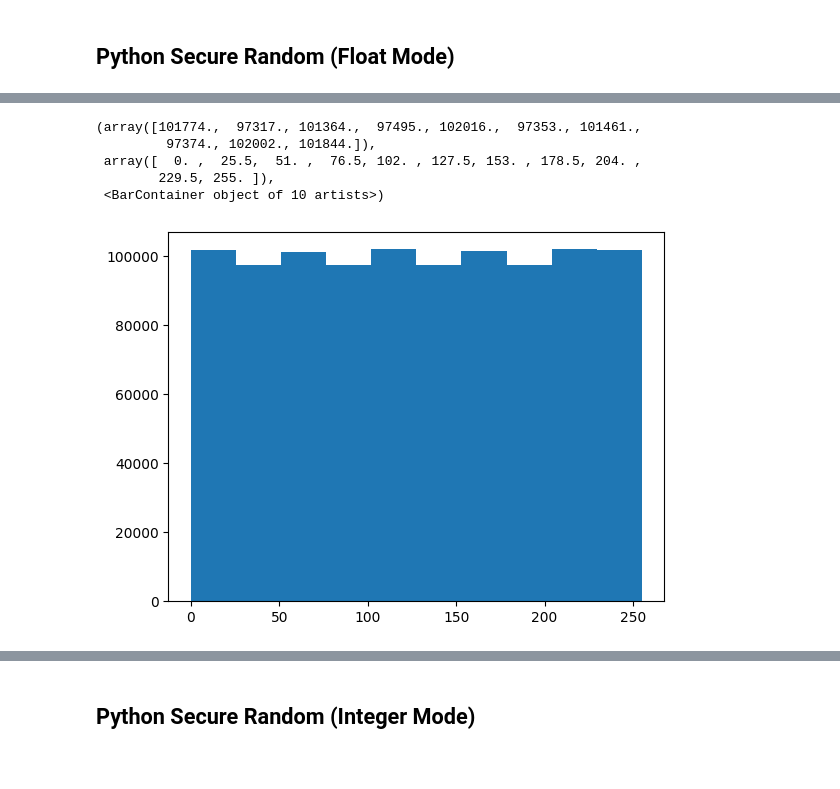
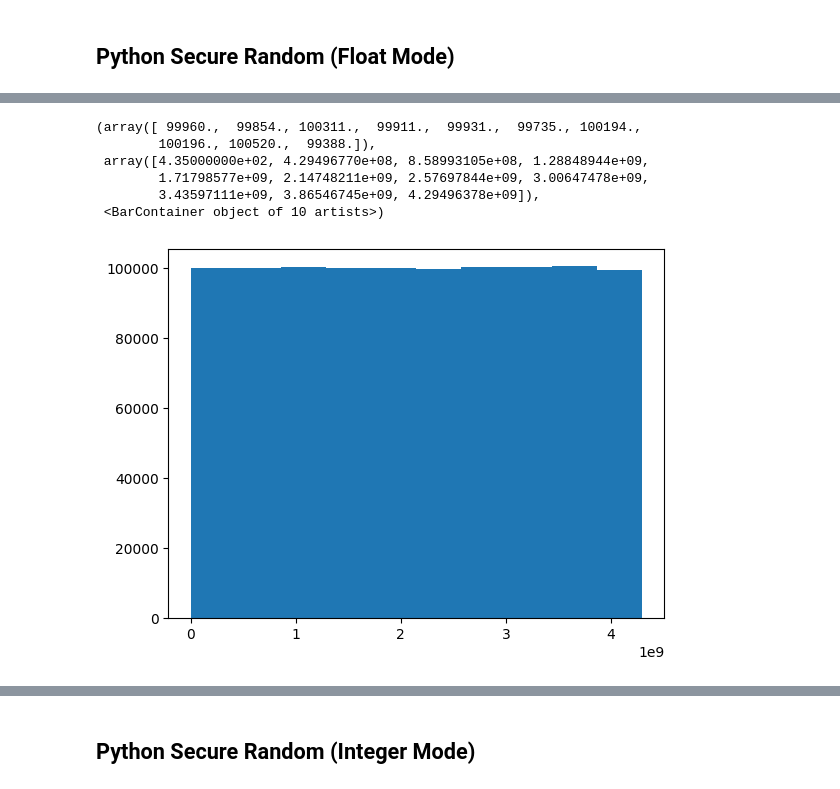
Before and after one commit to bayusamudra5502/dynamic-encryption-protocol, a Jupyter notebook: src/analysis.ipynb, the cells around one changed output, grey strips where cells are left out. Saved outputs shown, nothing was run; the diff lists cells and outputs as text; code cells hidden in the pictures.

```diff
--- a/src/analysis.ipynb
+++ b/src/analysis.ipynb
@@ -26,12 +26,13 @@ plt.hist(value)
 # %%
-plt.hist(to_linear(value))
+plt.hist([to_linear(i) for i in value])
 # %% [output]
-(array([101774.,  97317., 101364.,  97495., 102016.,  97353., 101461.,
-         97374., 102002., 101844.]),
- array([  0. ,  25.5,  51. ,  76.5, 102. , 127.5, 153. , 178.5, 204. ,
-        229.5, 255. ]),
+(array([ 99960.,  99854., 100311.,  99911.,  99931.,  99735., 100194.,
+        100196., 100520.,  99388.]),
+ array([4.35000000e+02, 4.29496770e+08, 8.58993105e+08, 1.28848944e+09,
+        1.71798577e+09, 2.14748211e+09, 2.57697844e+09, 3.00647478e+09,
+        3.43597111e+09, 3.86546745e+09, 4.29496378e+09]),
  <BarContainer object of 10 artists>)
-[figure, old version]
+[figure, new version]
 # %%
 plt.hist(np.diff(value))
 # %% [output]
```
Also changed, not shown: parts of 11 cells of this notebook, 15 other files.
